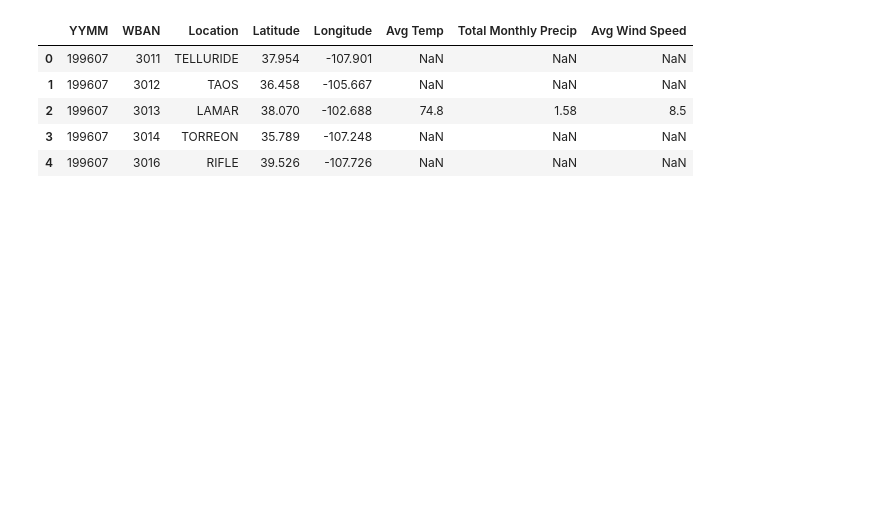
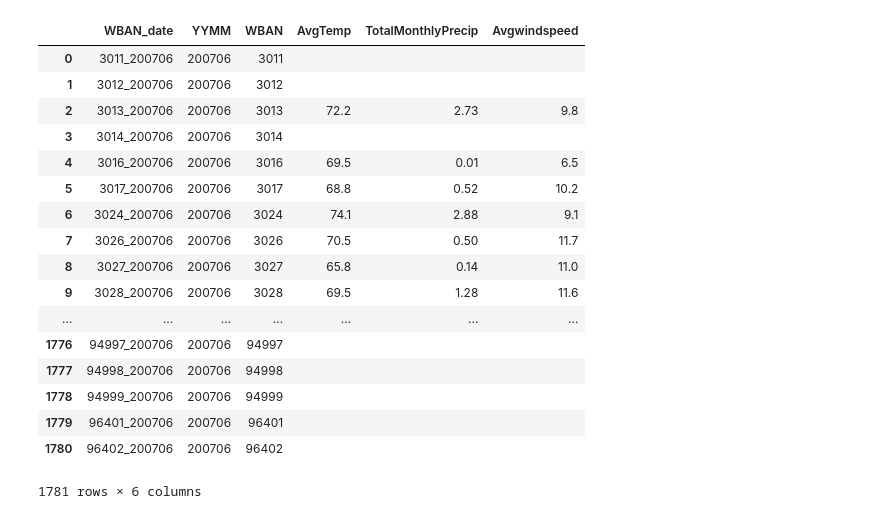
Before and after one commit to tydpan/EASE-Project, a Jupyter notebook: Arranged_Data/weather_data.ipynb, the cells around one changed output. Drawn from its saved outputs; the diff is of its cells as text; code cells hidden in the pictures; blank space fills up the shorter version.

```diff
--- a/Arranged_Data/weather_data.ipynb
+++ b/Arranged_Data/weather_data.ipynb
@@ -31,12 +32,40 @@ weather_199607_mod
+# %%
+#try out dataset from 199607
+dailyavg9607 = pd.read_csv("../Original_Data/Final_weather_data/200706dailyavg.txt",delimiter=',')
+readindata = dailyavg9607.rename(columns = {'Wban Number':'WBAN'}).iloc[:,[0,6,26,-3]]
+WBAN_copy = readindata['WBAN']
+weather_date = pd.DataFrame(dailyavg9607.iloc[:,1]/float(100))
+temp_list = []
+for i in weather_date.iloc[:,0]:
+    temp_list.append(math.floor(i))
+
+afprocessedwd = pd.DataFrame(temp_list)
+result_data = pd.concat([readindata, afprocessedwd], axis=1)
+result_data.columns = ['WBAN_date','AvgTemp','TotalMonthlyPrecip','Avgwindspeed','YYMM']
+result_data['WBAN_date'] = result_data['WBAN_date'].astype(str) + '_' + (result_data['YYMM'].astype(str))
+result_data['WBAN'] = WBAN_copy
+result_data = result_data[['WBAN_date','YYMM','WBAN','AvgTemp','TotalMonthlyPrecip','Avgwindspeed']]
+result_data
+# %% [output]
+|  | WBAN_date | YYMM | WBAN | AvgTemp | TotalMonthlyPrecip | Avgwindspeed |
+| 0 | 3011_200706 | 200706 | 3011 |  |  |  |
+| 1 | 3012_200706 | 200706 | 3012 |  |  |  |
+| 2 | 3013_200706 | 200706 | 3013 | 72.2 | 2.73 | 9.8 |
+| 3 | 3014_200706 | 200706 | 3014 |  |  |  |
+| 4 | 3016_200706 | 200706 | 3016 | 69.5 | 0.01 | 6.5 |
+| 5 | 3017_200706 | 200706 | 3017 | 68.8 | 0.52 | 10.2 |
+| 6 | 3024_200706 | 200706 | 3024 | 74.1 | 2.88 | 9.1 |
+| 7 | 3026_200706 | 200706 | 3026 | 70.5 | 0.50 | 11.7 |
+| 8 | 3027_200706 | 200706 | 3027 | 65.8 | 0.14 | 11.0 |
+| 9 | 3028_200706 | 200706 | 3028 | 69.5 | 1.28 | 11.6 |
+| ... | ... | ... | ... | ... | ... | ... |
+| 1776 | 94997_200706 | 200706 | 94997 |  |  |  |
+| 1777 | 94998_200706 | 200706 | 94998 |  |  |  |
+| 1778 | 94999_200706 | 200706 | 94999 |  |  |  |
+| 1779 | 96401_200706 | 200706 | 96401 |  |  |  |
+| 1780 | 96402_200706 | 200706 | 96402 |  |  |  |
+1781 rows × 6 columns
 # %%
 #merge dataset
-Final_weather_table = pd.merge(left=weather_table,right=weather_199607_mod, how='left', left_on='WBAN', right_on='WBAN')
-Final_weather_table.insert(0, 'YYMM', '199607')
-Final_weather_table.head()
+#Final_weather_table = pd.merge(left=weather_table,right=result_data, how='left', left_on='WBAN', right_on='WBAN')
+#Final_weather_table
-# %% [output]
-|  | YYMM | WBAN | Location | Latitude | Longitude | Avg Temp | Total Monthly Precip | Avg Wind Speed |
-| 0 | 199607 | 3011 | TELLURIDE | 37.954 | -107.901 | NaN | NaN | NaN |
-| 1 | 199607 | 3012 | TAOS | 36.458 | -105.667 | NaN | NaN | NaN |
-| 2 | 199607 | 3013 | LAMAR | 38.070 | -102.688 | 74.8 | 1.58 | 8.5 |
-| 3 | 199607 | 3014 | TORREON | 35.789 | -107.248 | NaN | NaN | NaN |
-| 4 | 199607 | 3016 | RIFLE | 39.526 | -107.726 | NaN | NaN | NaN |
```
Also changed, not shown: parts of 6 cells of this notebook.
